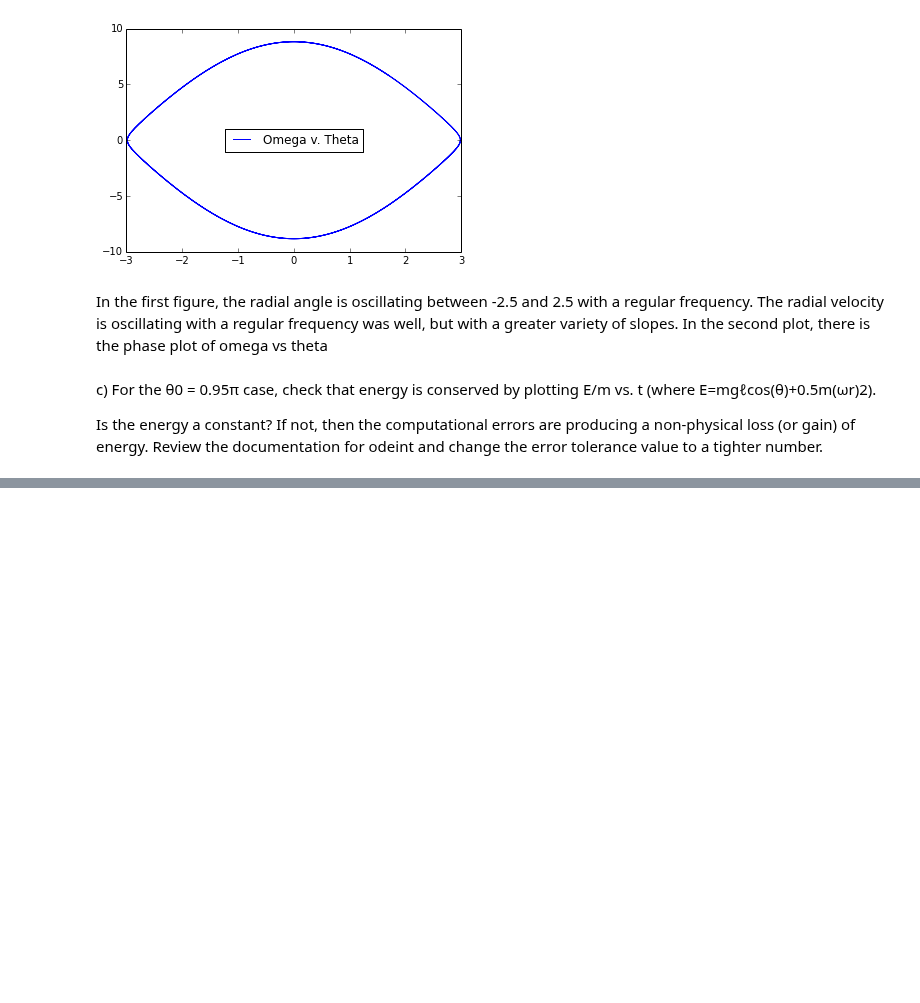
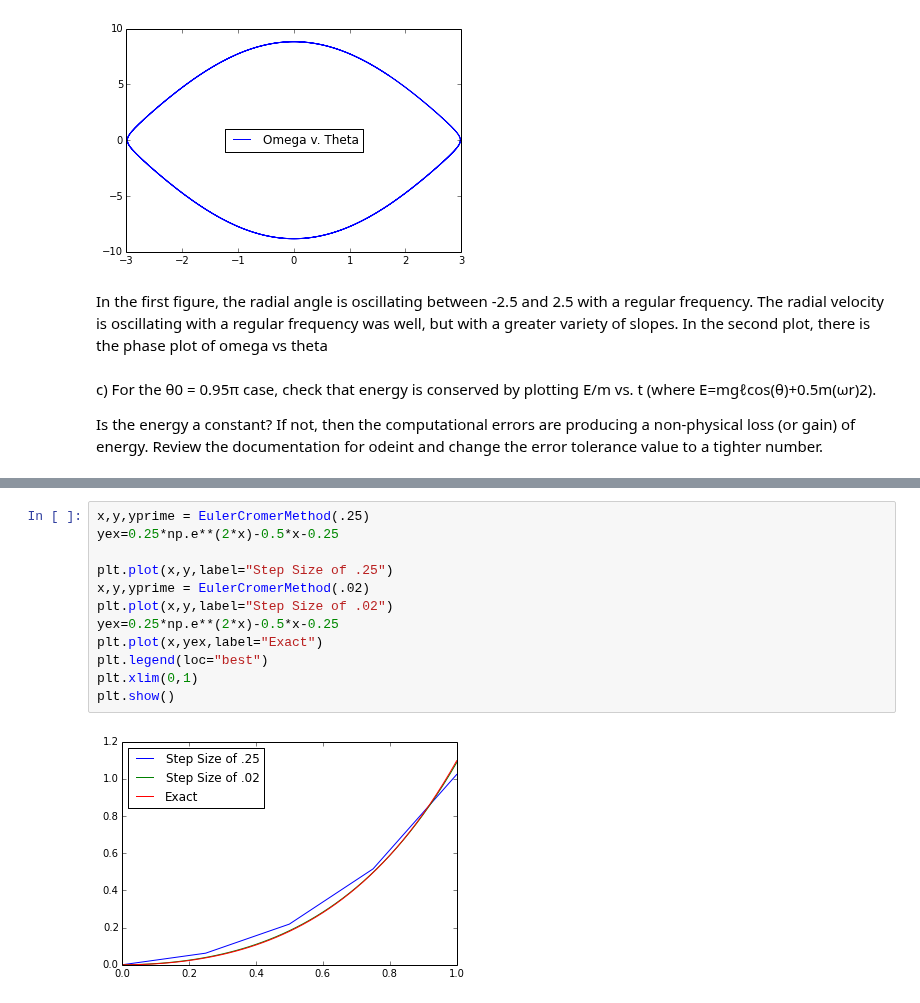
Before and after one commit to jpizagui/PHYS202-S14, a Jupyter notebook: SciPy/ODEExercises.ipynb, the cells around one changed output, grey strips where cells are left out. Saved outputs shown, nothing was run; the diff lists cells and outputs as text; blank space fills up the shorter version.

```diff
--- a/SciPy/ODEExercises.ipynb
+++ b/SciPy/ODEExercises.ipynb
@@ -101,0 +208,14 @@ plt.plot(t, g*ell*np.cos(theta[:,1]) + 0.5*(theta[:,1]*ell)**2)
+# %%
+x,y,yprime = EulerCromerMethod(.25)
+yex=0.25*np.e**(2*x)-0.5*x-0.25
+
+plt.plot(x,y,label="Step Size of .25")
+x,y,yprime = EulerCromerMethod(.02)
+plt.plot(x,y,label="Step Size of .02")
+yex=0.25*np.e**(2*x)-0.5*x-0.25
+plt.plot(x,yex,label="Exact")
+plt.legend(loc="best")
+plt.xlim(0,1)
+plt.show()
+# %% [output]
+[figure, added]
```
Also changed, not shown: parts of 10 cells of this notebook, 1 other file.
